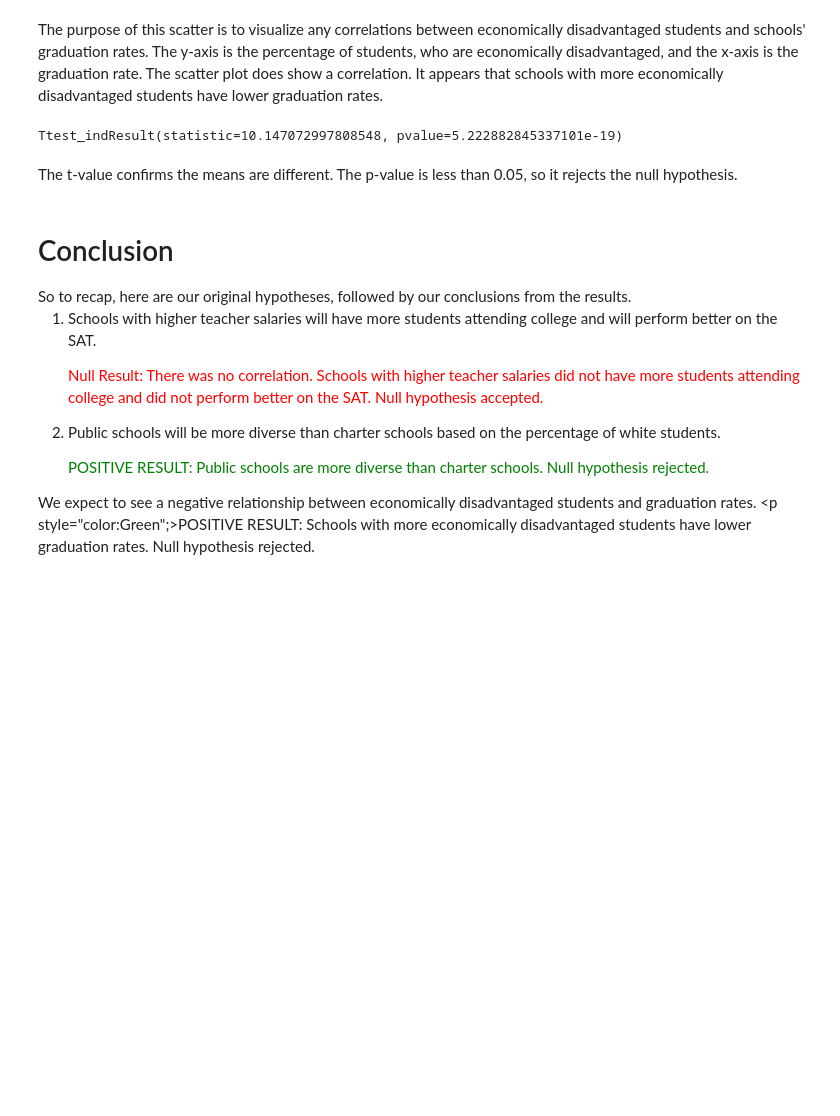
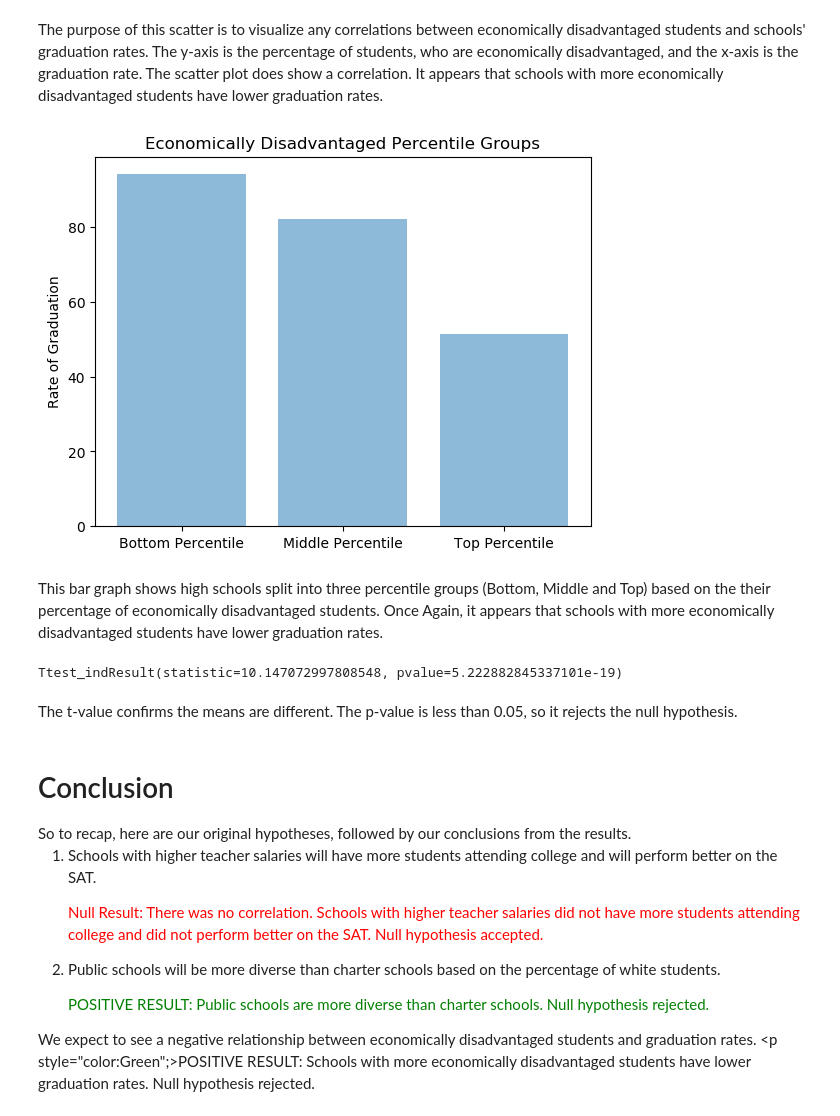
Before and after one commit to ihembree789/thinkfulprojects, a Jupyter notebook: Capstone.ipynb, the cells around one changed output. Drawn from its saved outputs; the diff is of its cells as text; code cells hidden in the pictures; blank space fills up the shorter version.

```diff
--- a/Capstone.ipynb
+++ b/Capstone.ipynb
@@ -175,5 +175,27 @@ plt.show()
 # %% [markdown]
 The purpose of this scatter is to visualize any correlations between economically disadvantaged students and schools' graduation rates. The y-axis is the percentage of students, who are economically disadvantaged, and the x-axis is the graduation rate. The scatter plot does show a correlation. It appears that schools with more economically disadvantaged students have lower graduation rates.
+# %%
+High_school=High_school[High_school['% Economically Disadvantaged'] > 0 ]
+High_school=High_school[High_school['% Graduated'] > 0 ]
+
+objects = ('Bottom Percentile' , 'Middle Percentile', 'Top Percentile', )
+y_pos = np.arange(len(objects))
+
+
+Bottom=High_school[High_school['% Economically Disadvantaged'] < 33.3 ]
+Middle=High_school[ (High_school['% Economically Disadvantaged'] < 66.6) & (High_school['% Economically Disadvantaged'] > 33.3)]
+Top=High_school[High_school['% Economically Disadvantaged'] > 66.6]
+performance = [Bottom['% Graduated'].mean(), Middle['% Graduated'].mean(),Top['% Graduated'].mean()]
+
+plt.bar(y_pos, performance, align='center', alpha=0.5)
+plt.xticks(y_pos, objects)
+plt.ylabel('Rate of Graduation')
+plt.title('Economically Disadvantaged Percentile Groups')
+plt.show()
+# %% [output]
+[figure, added]
+# %% [markdown]
+ This bar graph shows high schools split into three percentile groups (Bottom, Middle and Top) based on the their percentage of economically disadvantaged students. Once Again, it appears that schools with more economically disadvantaged students have lower graduation rates.
 # %%
 ave=np.median(High_school['% Economically Disadvantaged'])
 High_school=High_school[High_school['% Economically Disadvantaged'] > 0 ]
```
Also changed, not shown: parts of 5 cells of this notebook.
